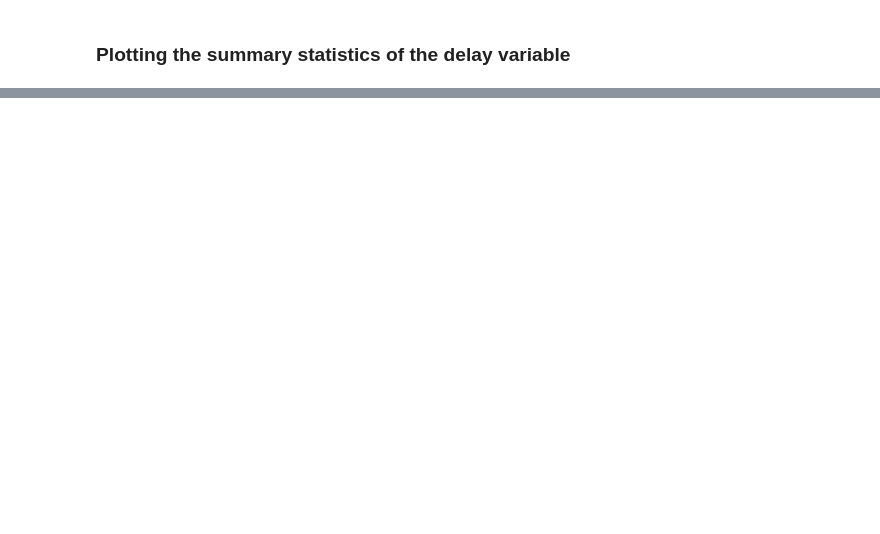
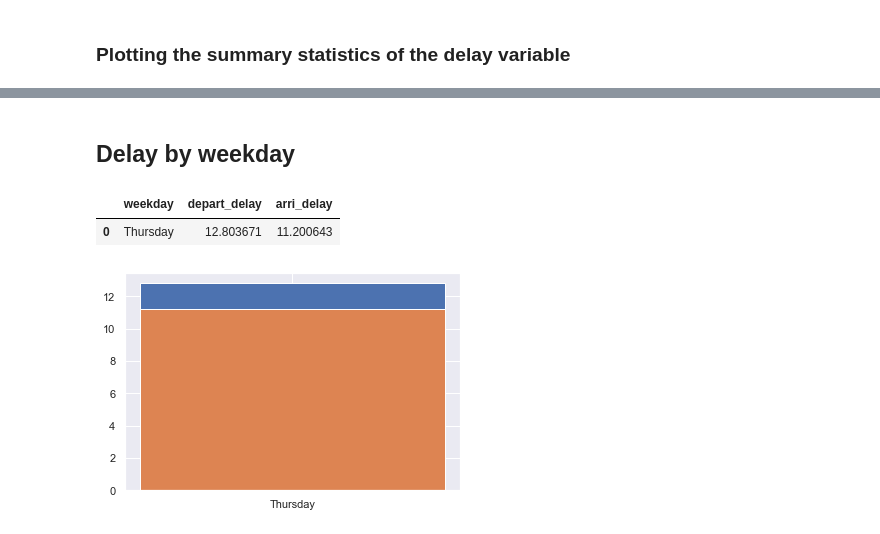
Before and after one commit to albertoabreu91/Airplanes_delay_project, a Jupyter notebook: your-project/data_visual.ipynb, the cells around one changed output, grey strips where cells are left out. Saved outputs shown, nothing was run; the diff lists cells and outputs as text; code cells hidden in the pictures; blank space fills up the shorter version.

```diff
--- a/your-project/data_visual.ipynb
+++ b/your-project/data_visual.ipynb
@@ -190,0 +234,2 @@ Name: schd_depart_time, Length: 5908, dtype: float64
+# %% [markdown]
+## Delay by weekday
@@ -190,0 +241,25 @@ Name: schd_depart_time, Length: 5908, dtype: float64
+# %%
+eu_delay_day = data.groupby('weekday').mean().reset_index(drop=False)
+eu_delay_day.head()
+# %% [output]
+|  | weekday | depart_delay | arri_delay |
+| 0 | Thursday | 12.803671 | 11.200643 |
+# %%
+
+width = 0.35  # the width of the bars
+
+
+plt.bar(eu_delay_day.weekday, eu_delay_day.depart_delay, width, label='departure')
+plt.bar(eu_delay_day.weekday, eu_delay_day.arri_delay, width, label='arrivals')
+
+# Add some text for labels, title and custom x-axis tick labels, etc.
+
+plt.show()
+
+ax.set_ylabel('Mean delays in minutes')
+ax.set_title('Mean delays by departure and arrivals')
+ax.set_xticks(x)
+ax.set_xticklabels(labels)
+ax.legend()
+# %% [output]
+[figure, added]
```
Also changed, not shown: parts of 27 cells of this notebook.
